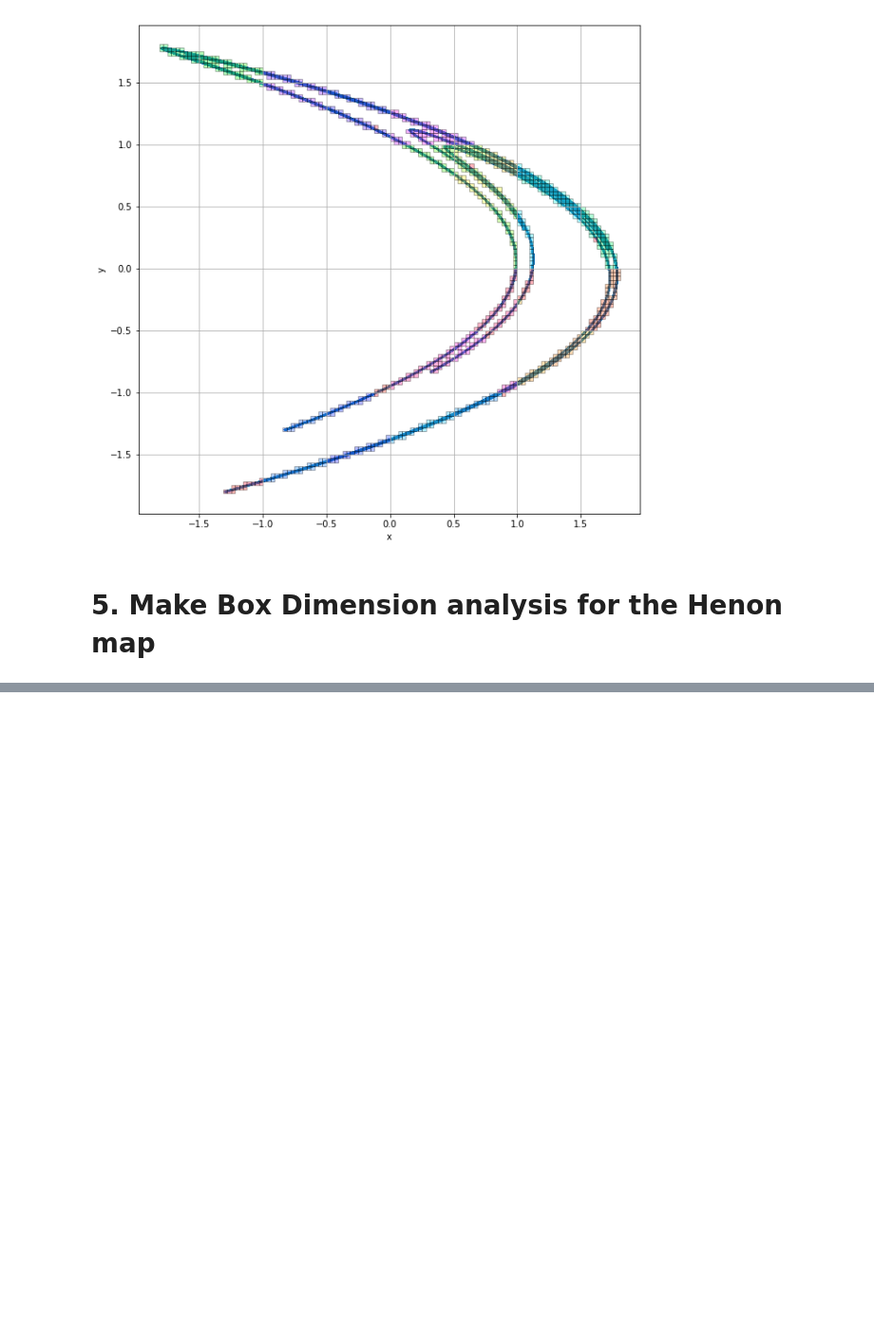
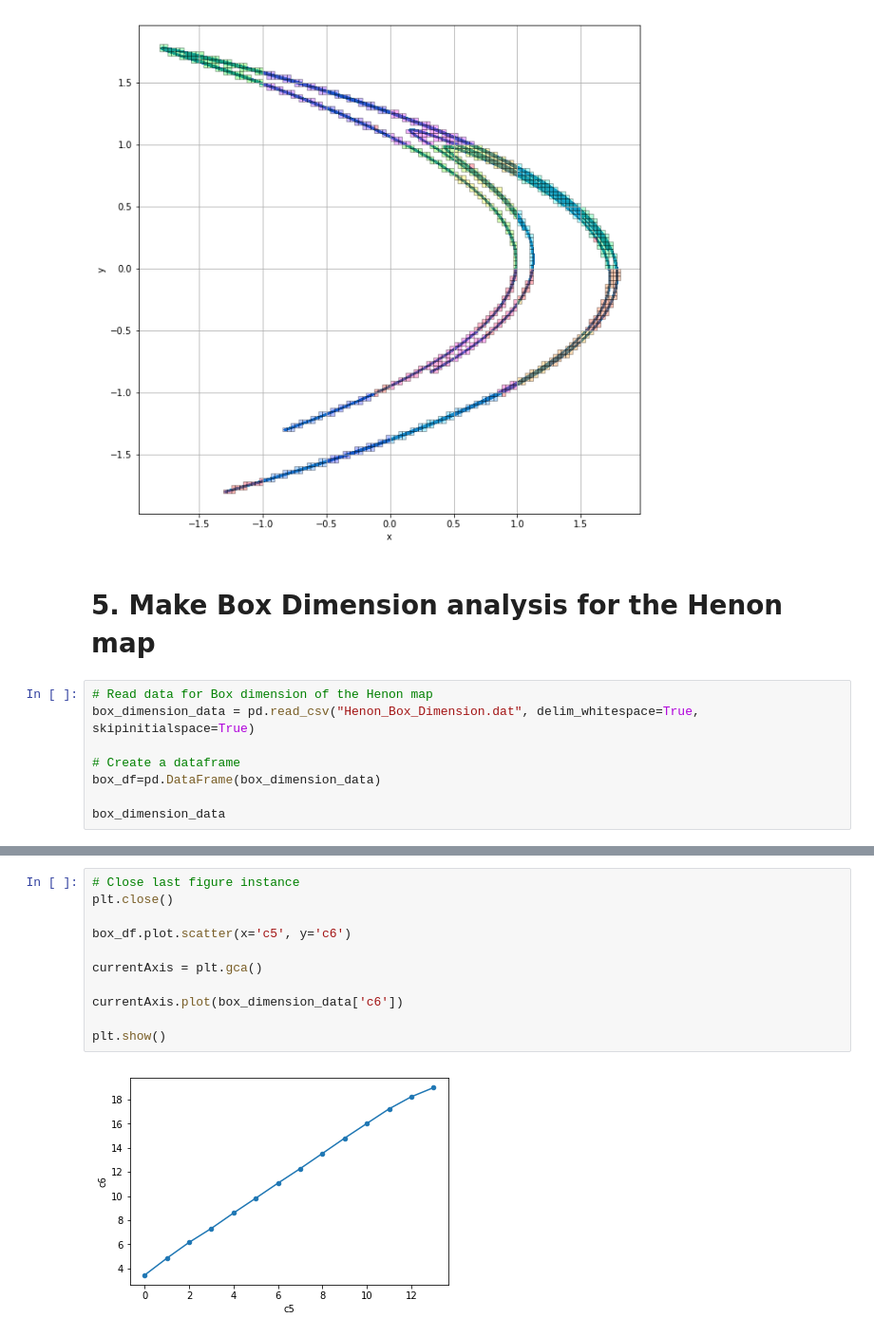
Before and after one commit to MarianaJaramillo/Dynamical-Systems, a Jupyter notebook: C_codes/Prototyping_Fractal_Dimension/Henon_Box_Dimension_Analisys.ipynb, the cells around one changed output, grey strips where cells are left out. Shown at 95% size. Drawn from its saved outputs; the diff is of its cells as text; blank space fills up the shorter version.

Commit message:
Updating Box dimension analysis. Adding test file archivo.txt

```diff
--- a/C_codes/Prototyping_Fractal_Dimension/Henon_Box_Dimension_Analisys.ipynb
+++ b/C_codes/Prototyping_Fractal_Dimension/Henon_Box_Dimension_Analisys.ipynb
@@ -369,3 +368,11 @@ plt.show()
 [figure]
 # %% [markdown]
 # 5. Make Box Dimension analysis for the Henon map
+# %%
+# Read data for Box dimension of the Henon map
+box_dimension_data = pd.read_csv("Henon_Box_Dimension.dat", delim_whitespace=True, skipinitialspace=True)
+
+# Create a dataframe
+box_df=pd.DataFrame(box_dimension_data)
+
+box_dimension_data
@@ -371,0 +395,13 @@ plt.show()
+# %%
+# Close last figure instance
+plt.close()
+
+box_df.plot.scatter(x='c5', y='c6')
+
+currentAxis = plt.gca()
+
+currentAxis.plot(box_dimension_data['c6'])
+
+plt.show()
+# %% [output]
+[figure, added]
```
Also changed, not shown: parts of 2 cells of this notebook, 1 other file.
